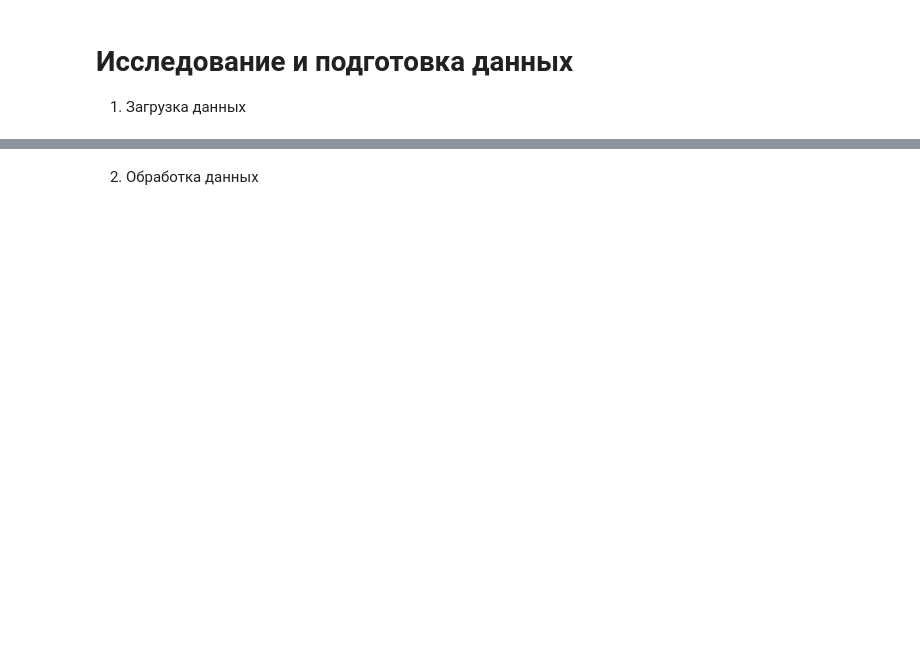
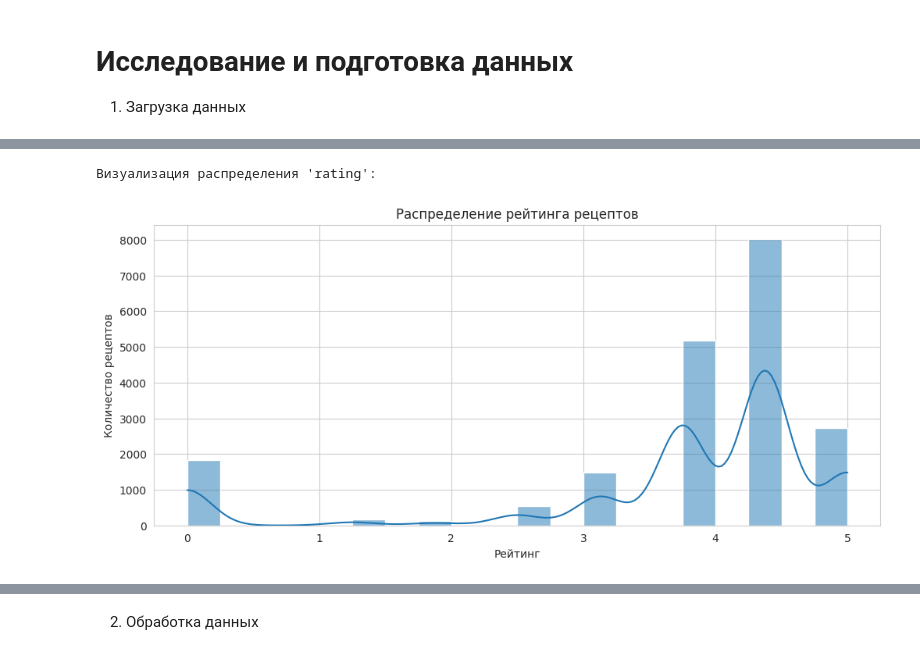
Before and after one commit to gordyay/food-nutrition-module, a Jupyter notebook: src/werewolf/recipes.ipynb, the cells around one changed output, grey strips where cells are left out. Saved outputs shown, nothing was run; the diff lists cells and outputs as text; code cells hidden in the pictures; blank space fills up the shorter version.

```diff
--- a/src/werewolf/recipes.ipynb
+++ b/src/werewolf/recipes.ipynb
@@ -3,38 +3,19 @@
 
 1. Загрузка данных
 # %%
+import os
 import pandas as pd
-import matplotlib.pyplot as plt
-import seaborn as sns
-
-# Настройки отображения Pandas и Seaborn
-pd.set_option('display.max_columns', 100)
-pd.set_option('display.max_rows', 100)
-sns.set_style("whitegrid")
 
 DATA_DIR = 'data'
-DATA_PATH = f'{DATA_DIR}/epi_r.csv'
+DATA_EPI_R_PATH = f'{DATA_DIR}/epi_r.csv'
 
-# Загрузка и первичный анализ данных
-print(f"Загрузка данных из {DATA_PATH}...")
+os.makedirs(DATA_DIR, exist_ok=True)
+
+print(f"Загрузка данных из {DATA_EPI_R_PATH}...")
 try:
-    df = pd.read_csv(DATA_PATH)
+    df = pd.read_csv(DATA_EPI_R_PATH)
 except FileNotFoundError:
-    print(f"Ошибка: Файл {DATA_PATH} не найден. Убедитесь, что он находится в той же директории, что и исследование.")
+    print(f"Ошибка: Файл {DATA_EPI_R_PATH} не найден. Убедитесь, что он находится в той же директории, что и исследование.")
     raise
-
-print("\nИнформация о датасете:")
-df.info()
-
-print("\nОписательная статистика для рейтинга:")
-print(df['rating'].describe())
-
-print("\nРаспределение рейтинга:")
-plt.figure(figsize=(10, 6))
-sns.histplot(df['rating'], bins=20, kde=True)
-plt.title('Распределение рейтинга рецептов')
-plt.xlabel('Рейтинг')
-plt.ylabel('Количество рецептов')
-plt.show()
 # %% [output]
 Загрузка данных из data/epi_r.csv...
@@ -57,0 +108,13 @@ Name: rating, dtype: float64
+# %%
+import matplotlib.pyplot as plt
+
+print("\nВизуализация распределения 'rating':")
+plt.figure(figsize=(12, 5))
+sns.histplot(df['rating'], bins=20, kde=True)
+plt.title('Распределение рейтинга рецептов')
+plt.xlabel('Рейтинг')
+plt.ylabel('Количество рецептов')
+plt.show()
+# %% [output]
+Визуализация распределения 'rating':
+[figure, added]
```
Also changed, not shown: parts of 58 cells of this notebook, 4 other files.
